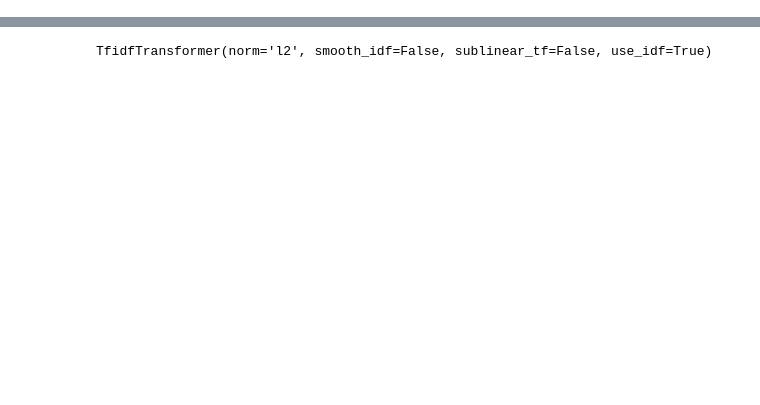
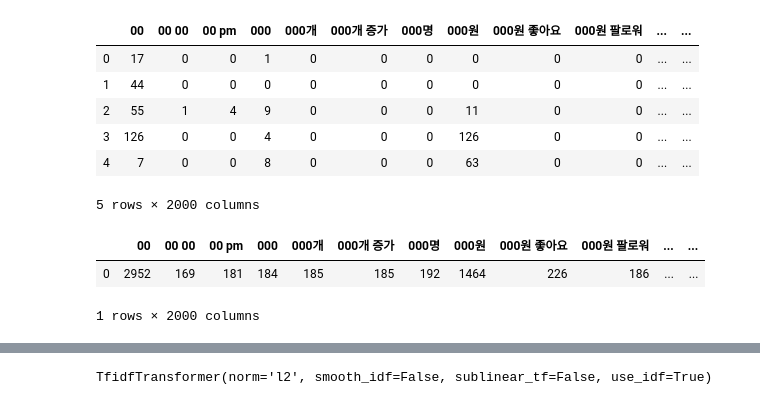
Before and after one commit to JDCha/instagram_hashtag_analysis, a Jupyter notebook: (working) TF-IDF.ipynb, the cells around one changed output, grey strips where cells are left out. Drawn from its saved outputs; the diff is of its cells as text; code cells hidden in the pictures; blank space fills up the shorter version.

```diff
--- a/(working) TF-IDF.ipynb
+++ b/(working) TF-IDF.ipynb
@@ -7,6 +7,6 @@ import matplotlib.pyplot as plt
 %matplotlib inline
 # 시각화 결과가 선명하게 표시되도록
 %config InlineBackend.figure_format = 'retina'
-df = pd.read_csv("잭.csv")
+df = pd.read_csv("word2vec_wrangling.csv")
 df.shape
 # %% [output]
@@ -19,7 +46,7 @@ vectorizer = CountVectorizer(analyzer = 'word', # 캐릭터 단위로 벡터화
                              preprocessor = None, # 전처리 도구
                              stop_words = None, # 불용어 nltk등의 도구를 사용할 수도 있습니다.
                              min_df = 2, # 토큰이 나타날 최소 문서 개수로 오타나 자주 나오지 않는 특수한 전문용어 제거에 좋습니다.
-                             ngram_range=(3, 6), # BOW의 단위 갯수의 범위를 지정합니다.
+                             ngram_range=(1,2), # BOW의 단위 갯수의 범위를 지정합니다.
                              max_features = 2000 # 만들 피처의 수, 단어의 수
                             )
 vectorizer
@@ -31,6 +58,6 @@ CountVectorizer(analyzer='word', binary=False, decode_error='strict',
                 strip_accents=None, token_pattern='(?u)\\b\\w\\w+\\b',
                 tokenizer=None, vocabulary=None)
 # %%
-feature_vector = vectorizer.fit_transform(df['발레관련명사'])
+feature_vector = vectorizer.fit_transform(df['Content_txt'])
 feature_vector.shape
 # %% [output]
@@ -37,0 +65,4 @@ ValueError: empty vocabulary; perhaps the documents only contain stop words
+# %%
+vocab = vectorizer.get_feature_names()
+print(len(vocab))
+vocab[:500]
@@ -37,0 +88,23 @@ ValueError: empty vocabulary; perhaps the documents only contain stop words
+# %%
+# 각 리뷰마다 등장하는 단어에 빈도수가 표현됩니다. 0 은 등장하지 않음을 의미합니다.
+pd.DataFrame(feature_vector[:10].toarray(), columns=vocab).head()
+# %% [output]
+|  | 00 | 00 00 | 00 pm | 000 | 000개 | 000개 증가 | 000명 | 000원 | 000원 좋아요 | 000원 팔로워 | ... | ... |
+| 0 | 17 | 0 | 0 | 1 | 0 | 0 | 0 | 0 | 0 | 0 | ... | ... |
+| 1 | 44 | 0 | 0 | 0 | 0 | 0 | 0 | 0 | 0 | 0 | ... | ... |
+| 2 | 55 | 1 | 4 | 9 | 0 | 0 | 0 | 11 | 0 | 0 | ... | ... |
+| 3 | 126 | 0 | 0 | 4 | 0 | 0 | 0 | 126 | 0 | 0 | ... | ... |
+| 4 | 7 | 0 | 0 | 8 | 0 | 0 | 0 | 63 | 0 | 0 | ... | ... |
+5 rows × 2000 columns
+# %%
+# 위에서 구한 단어벡터를 더하면 단어가 전체에서 등장하는 횟수를 알 수 있습니다.
+# 벡터화 된 피처를 확인해 봄
+# Bag of words 에 몇 개의 단어가 들어있는지 확인
+dist = np.sum(feature_vector, axis=0)
+
+df_freq = pd.DataFrame(dist, columns=vocab)
+df_freq
+# %% [output]
+|  | 00 | 00 00 | 00 pm | 000 | 000개 | 000개 증가 | 000명 | 000원 | 000원 좋아요 | 000원 팔로워 | ... | ... |
+| 0 | 2952 | 169 | 181 | 184 | 185 | 185 | 192 | 1464 | 226 | 186 | ... | ... |
+1 rows × 2000 columns
```
Also changed, not shown: parts of 17 cells of this notebook.
